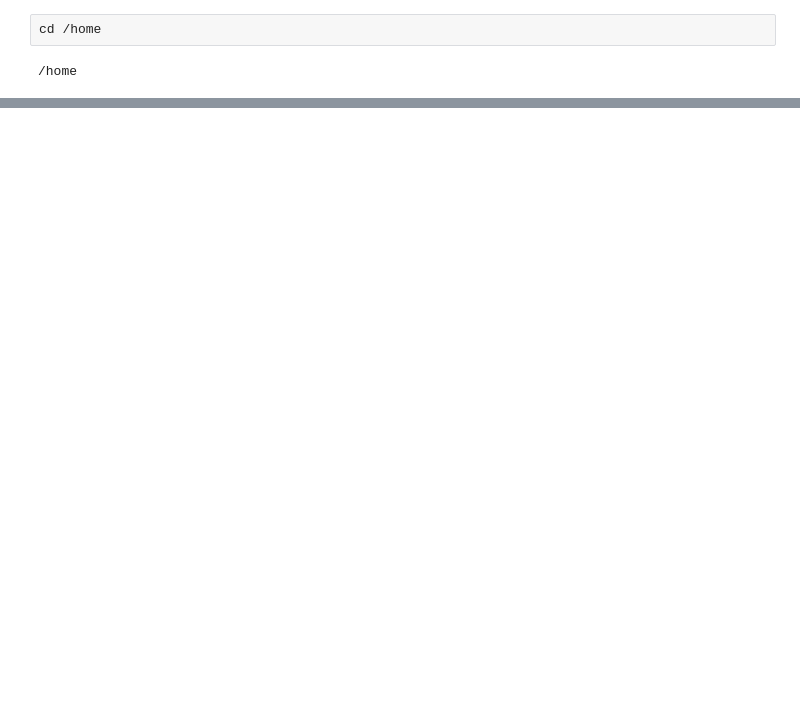
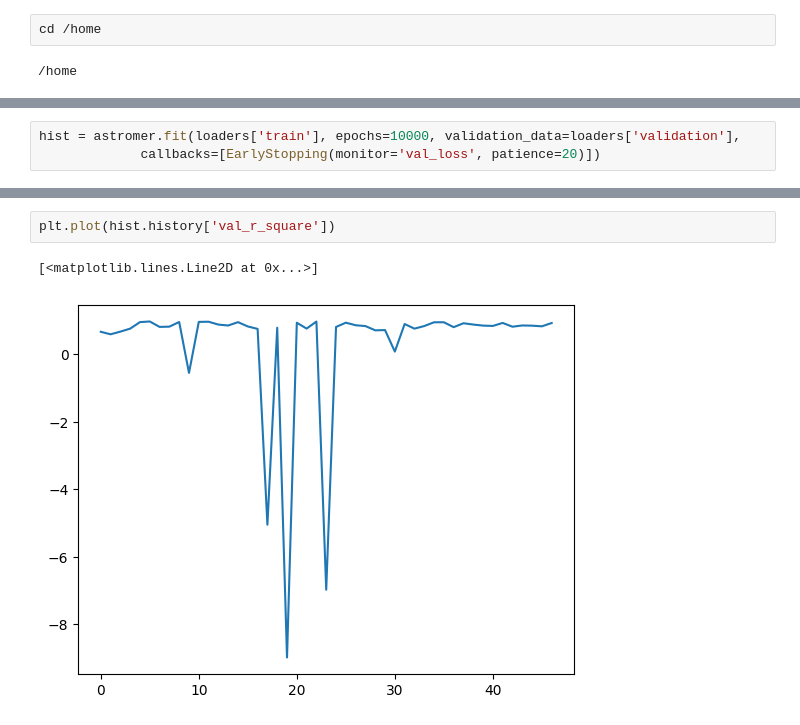
Before and after one commit to cridonoso/astromer, a Jupyter notebook: presentation/pipelines/pipeline_0/Untitled.ipynb, the cells around one changed output, grey strips where cells are left out. Drawn from its saved outputs; the diff is of its cells as text; blank space fills up the shorter version.

```diff
--- a/presentation/pipelines/pipeline_0/Untitled.ipynb
+++ b/presentation/pipelines/pipeline_0/Untitled.ipynb
@@ -72,0 +94,3 @@ Classification Mode
+# %%
+hist = astromer.fit(loaders['train'], epochs=10000, validation_data=loaders['validation'],
+             callbacks=[EarlyStopping(monitor='val_loss', patience=20)])
@@ -72,0 +115,5 @@ Classification Mode
+# %%
+plt.plot(hist.history['val_r_square'])
+# %% [output]
+[<matplotlib.lines.Line2D at 0x...>]
+[figure, added]
```
Also changed, not shown: parts of 15 cells of this notebook, 10 other files.
